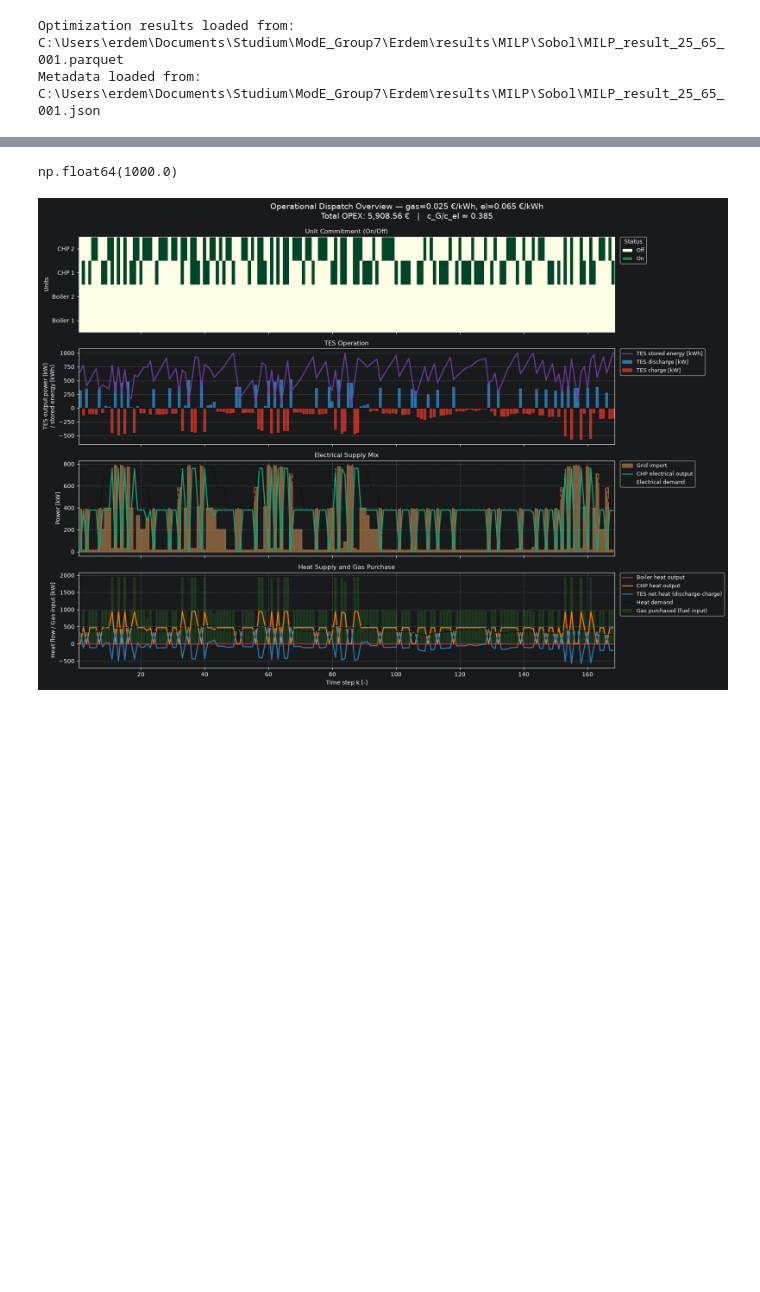
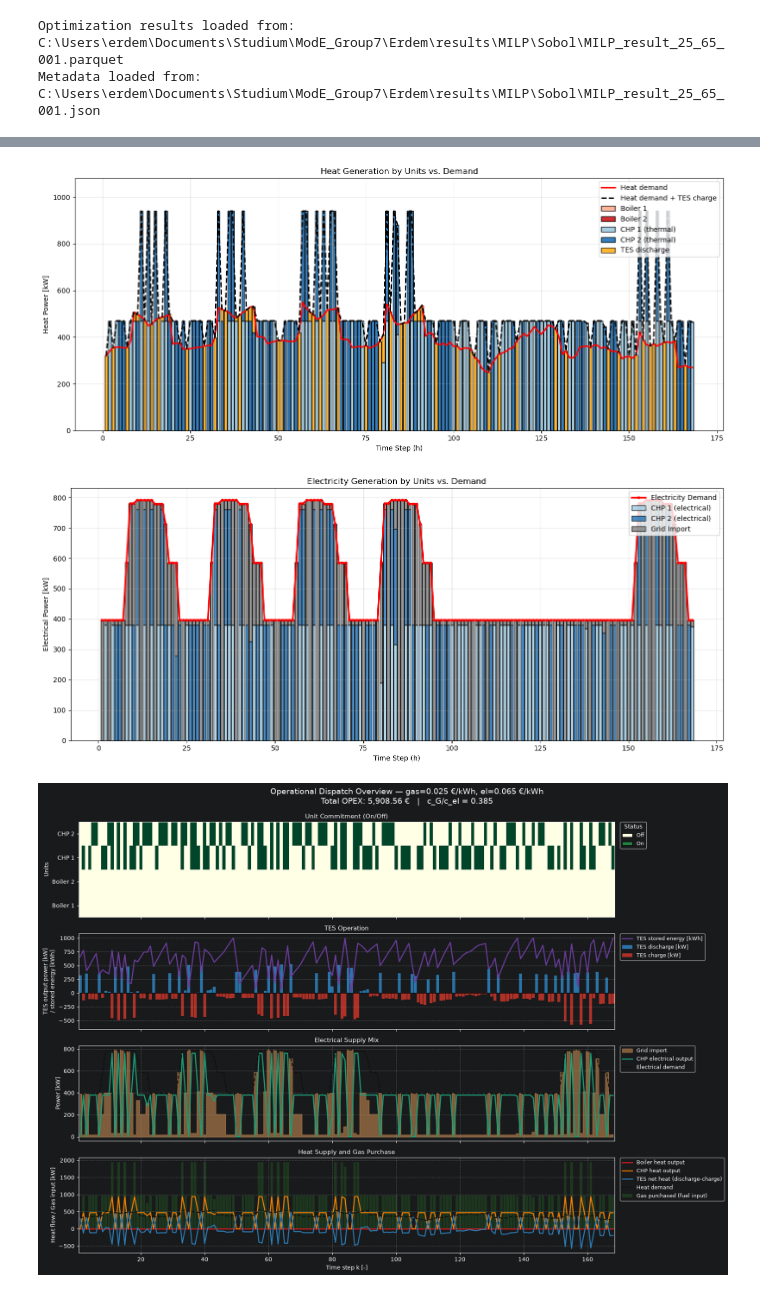
Before and after one commit to marius-ne/ModE_Group7, a Jupyter notebook: Erdem/playground_analysis.ipynb, the cells around one changed output, grey strips where cells are left out. Saved outputs shown, nothing was run; the diff lists cells and outputs as text; code cells hidden in the pictures; blank space fills up the shorter version.

```diff
--- a/Erdem/playground_analysis.ipynb
+++ b/Erdem/playground_analysis.ipynb
@@ -229,7 +345,8 @@ plt.show()
 # %%
-sol_df["E_TES"].iloc[-1]
+fig_h, fig_el = plot_unit_dispatch_and_demand(sol_df)
 # %% [output]
-np.float64(1000.0)
+[figure, added]
+[figure, added]
 # %%
 def plot_dispatch_results_compact(
     sol_df: pd.DataFrame,
```
Also changed, not shown: parts of 7 cells of this notebook, 25 other files.
